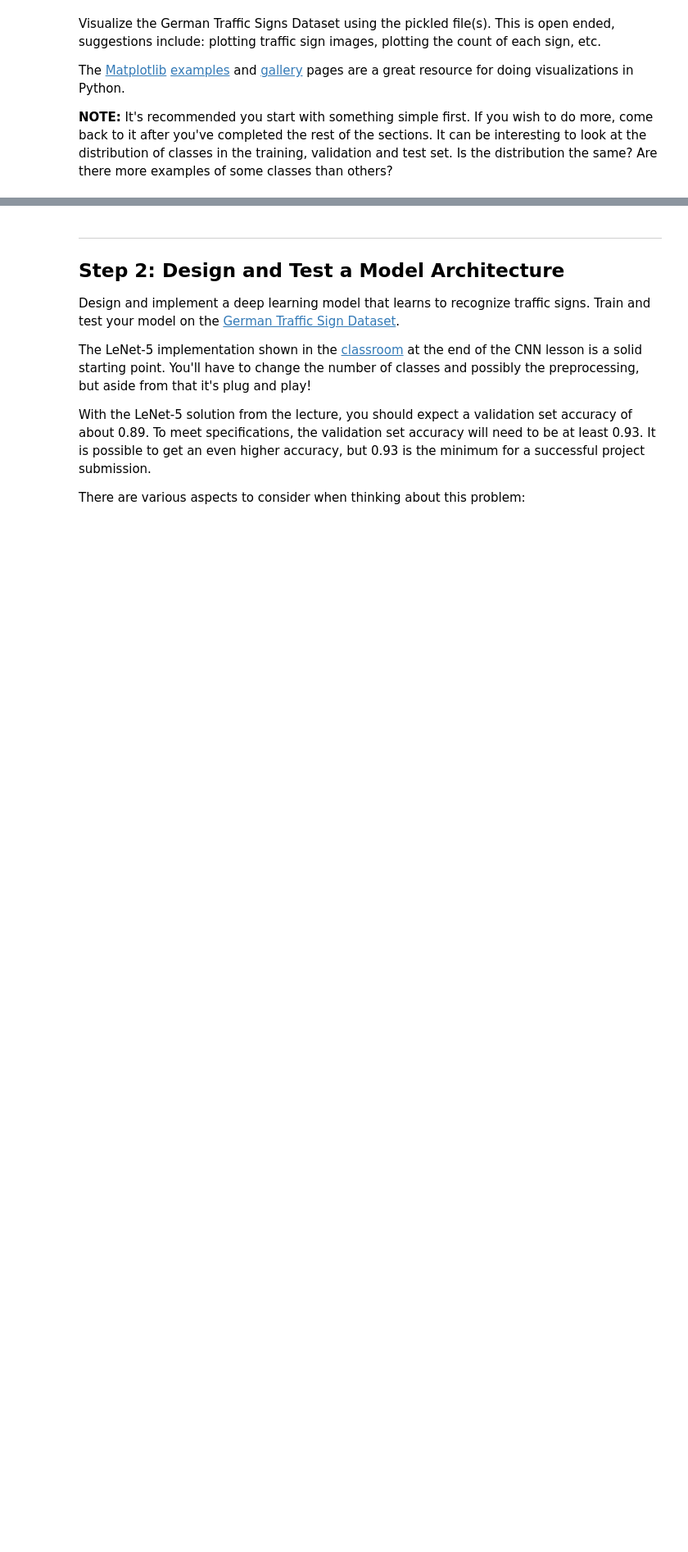
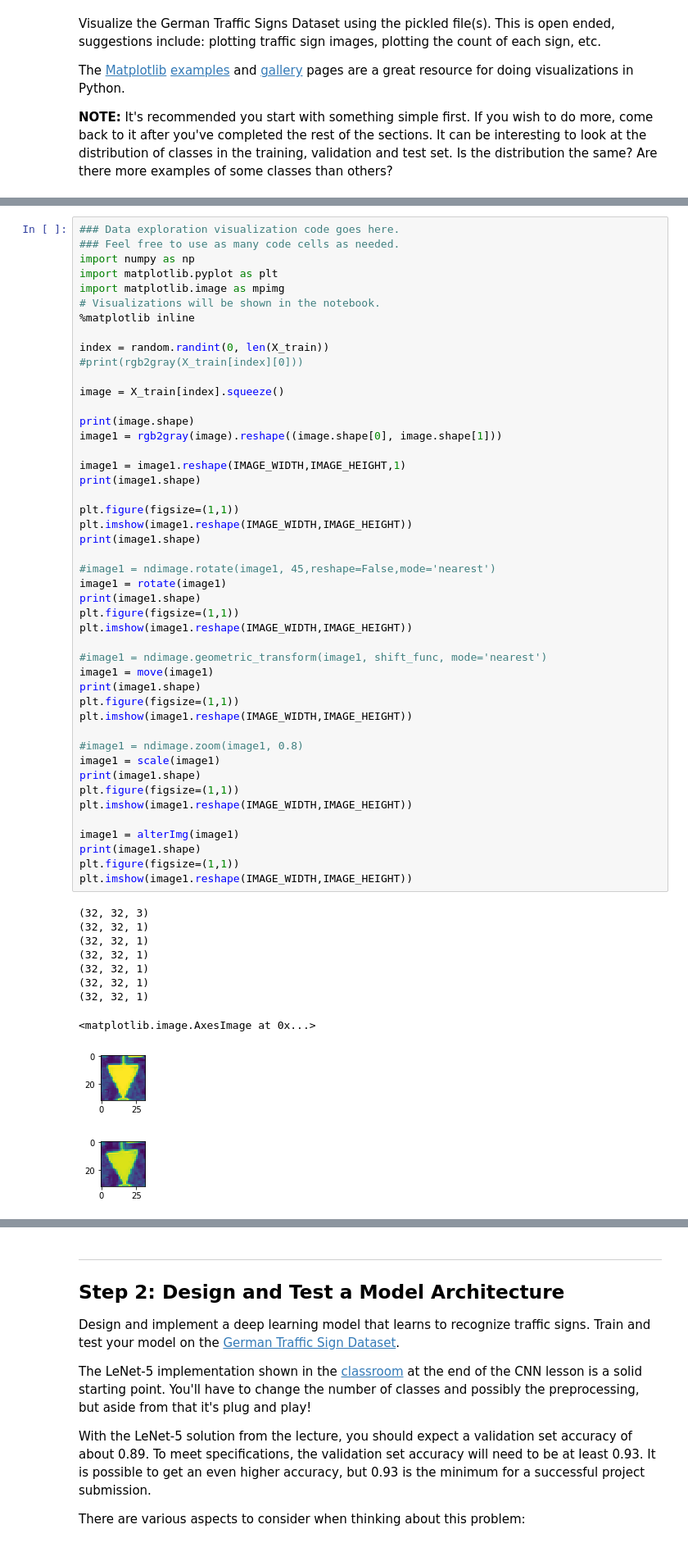
Before and after one commit to magak/CDC_Task2, a Jupyter notebook: Traffic_Sign_Classifier.ipynb, the cells around one changed output, grey strips where cells are left out. Shown at 82% size. Saved outputs shown, nothing was run; the diff lists cells and outputs as text; blank space fills up the shorter version.

Commit message:
Adding jittered data

```diff
--- a/Traffic_Sign_Classifier.ipynb
+++ b/Traffic_Sign_Classifier.ipynb
@@ -134,0 +171,57 @@ plt.imshow(image1)
+# %%
+### Data exploration visualization code goes here.
+### Feel free to use as many code cells as needed.
+import numpy as np
+import matplotlib.pyplot as plt
+import matplotlib.image as mpimg
+# Visualizations will be shown in the notebook.
+%matplotlib inline
+
+index = random.randint(0, len(X_train))
+#print(rgb2gray(X_train[index][0]))
+
+image = X_train[index].squeeze()
+
+print(image.shape)
+image1 = rgb2gray(image).reshape((image.shape[0], image.shape[1]))
+
+image1 = image1.reshape(IMAGE_WIDTH,IMAGE_HEIGHT,1)
+print(image1.shape)
+
+plt.figure(figsize=(1,1))
+plt.imshow(image1.reshape(IMAGE_WIDTH,IMAGE_HEIGHT))
+print(image1.shape)
+
+#image1 = ndimage.rotate(image1, 45,reshape=False,mode='nearest')
+image1 = rotate(image1)
+print(image1.shape)
+plt.figure(figsize=(1,1))
+plt.imshow(image1.reshape(IMAGE_WIDTH,IMAGE_HEIGHT))
+
+#image1 = ndimage.geometric_transform(image1, shift_func, mode='nearest')
+image1 = move(image1)
+print(image1.shape)
+plt.figure(figsize=(1,1))
+plt.imshow(image1.reshape(IMAGE_WIDTH,IMAGE_HEIGHT))
+
+#image1 = ndimage.zoom(image1, 0.8)
+image1 = scale(image1)
+print(image1.shape)
+plt.figure(figsize=(1,1))
+plt.imshow(image1.reshape(IMAGE_WIDTH,IMAGE_HEIGHT))
+
+image1 = alterImg(image1)
+print(image1.shape)
+plt.figure(figsize=(1,1))
+plt.imshow(image1.reshape(IMAGE_WIDTH,IMAGE_HEIGHT))
+# %% [output]
+(32, 32, 3)
+(32, 32, 1)
+(32, 32, 1)
+(32, 32, 1)
+(32, 32, 1)
+(32, 32, 1)
+(32, 32, 1)
+<matplotlib.image.AxesImage at 0x...>
+[figure, added]
+[figure, added]
```
Also changed, not shown: parts of 19 cells of this notebook, 3 other files.
